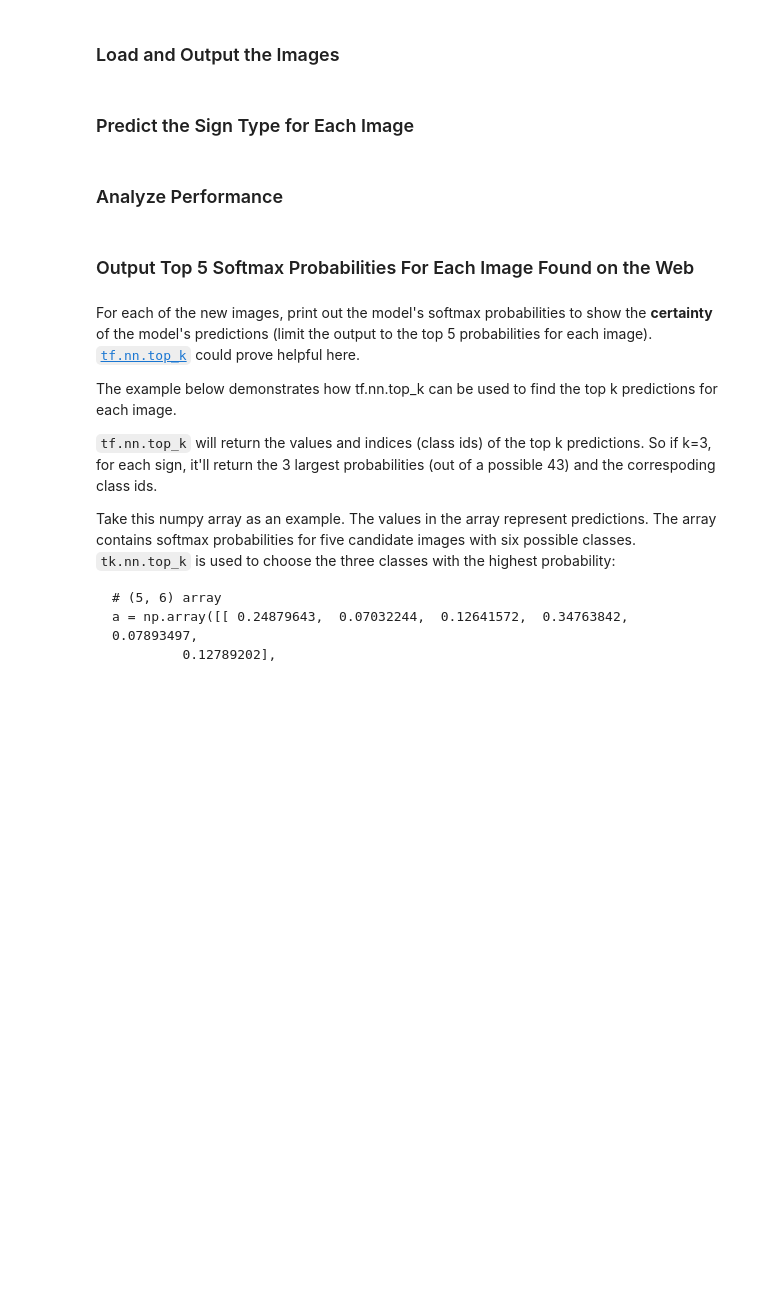
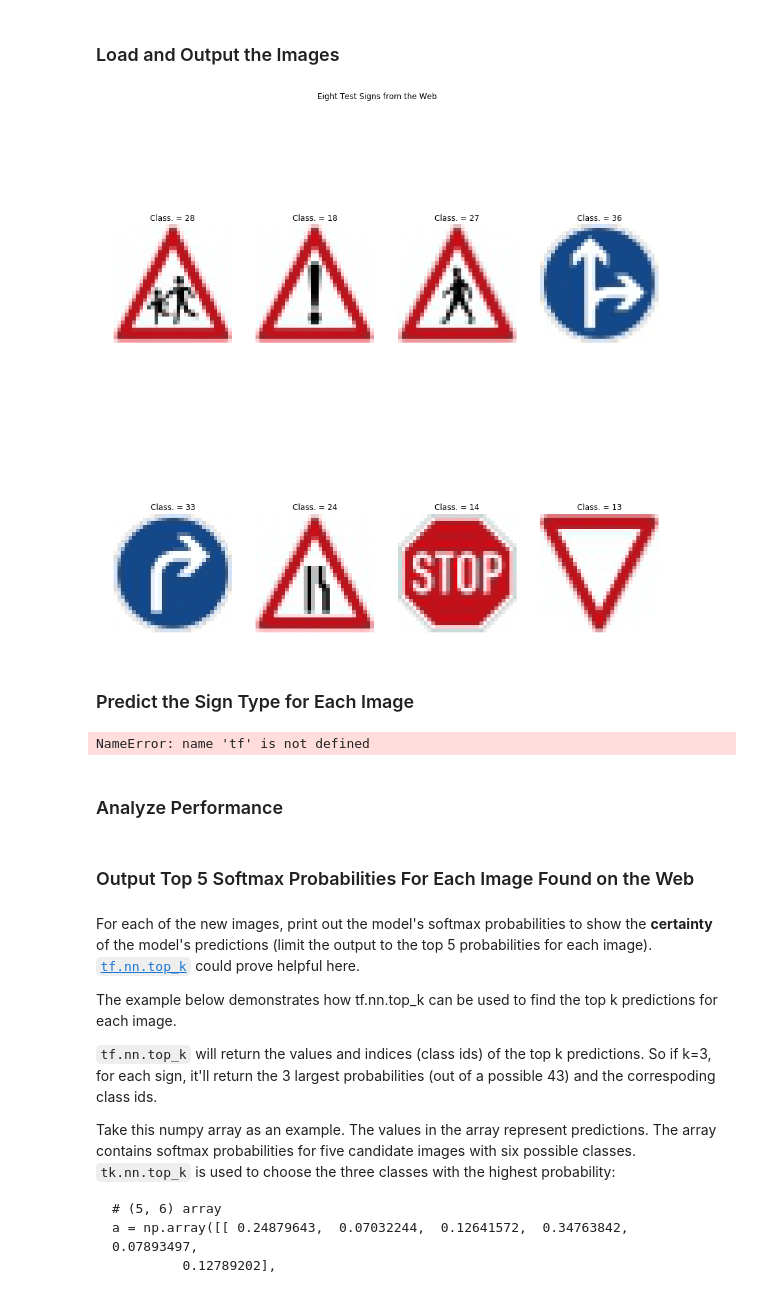
Before and after one commit to travis-k/CarND, a Jupyter notebook: Project 2 - Traffic Signal Classifier (Neural Network)/Traffic_Sign_Classifier.ipynb, the cells around one changed output. Saved outputs shown, nothing was run; the diff lists cells and outputs as text; code cells hidden in the pictures; blank space fills up the shorter version.

```diff
--- a/Project 2 - Traffic Signal Classifier (Neural Network)/Traffic_Sign_Classifier.ipynb
+++ b/Project 2 - Traffic Signal Classifier (Neural Network)/Traffic_Sign_Classifier.ipynb
@@ -221,7 +226,7 @@ def inception(x, drop):
     conv1_1x1_4 = tf.nn.relu(tf.nn.conv2d(maxpool1, W_conv1_1x1_4, strides=[1, 1, 1, 1], padding='SAME') + b_conv1_1x1_4)
 
     # Concatenation of all feature maps, with ReLU
-    inception1 = tf.nn.relu(tf.concat([conv1_1x1_1,conv1_3x3,conv1_5x5,conv1_1x1_4],3))
+    inception1 = tf.nn.relu(tf.concat([conv1_1x1_1,conv1_3x3,conv1_5x5,conv1_1x1_4],3), name='inception1')
 
     #Inception Module2
     W_conv2_1x1_1 = tf.Variable(tf.truncated_normal(shape=(1,1,4*map1,map2), mean = mu, stddev = sigma))
@@ -251,7 +256,7 @@ def inception(x, drop):
     conv2_1x1_4 = tf.nn.relu(tf.nn.conv2d(maxpool2, W_conv2_1x1_4, strides=[1, 1, 1, 1], padding='SAME') + b_conv2_1x1_4)
 
     # Concatenation of all feature maps, with ReLU
-    inception2 = tf.nn.relu(tf.concat([conv2_1x1_1,conv2_3x3,conv2_5x5,conv2_1x1_4],3))
+    inception2 = tf.nn.relu(tf.concat([conv2_1x1_1,conv2_3x3,conv2_5x5,conv2_1x1_4],3), name='inception2')
 
     # Flattening
     inception2_flat = tf.reshape(inception2,[-1,img_size*img_size*4*map2])
@@ -343,2 +347,20 @@ You may find `signnames.csv` useful as it contains mappings from the class id (i
+# %%
+import os
+import matplotlib.image as mpimg
+
+strImageIn = ["outside_images/" + x for x in os.listdir("outside_images/")]
+image_class = [28, 18, 27, 36, 33, 24, 14, 13]
+
+plt.figure(num=3,figsize=(15,15))
+plt.suptitle('Eight Test Signs from the Web')
+for i in range(1,9):
+    X_web = mpimg.imread(strImageIn[i-1])
+    image = X_web.squeeze()
+    plt.subplot(2,4, i) # sets the number of feature maps to show on each row and column
+    plt.title('Class. = ' + str(image_class[i-1])) # displays the feature map number
+    plt.axis('off')
+    plt.imshow(image)
+# %% [output]
+[figure, added]
 # %% [markdown]
 ### Predict the Sign Type for Each Image
@@ -349,2 +367,57 @@ You may find `signnames.csv` useful as it contains mappings from the class id (i
+# %%
+with tf.Session() as sess:
+    sess.run(tf.global_variables_initializer())
+    saver.restore(sess, tf.train.latest_checkpoint('.'))
+
+    image_num = 0
+    plt_num = 4
+    successes = 0
+
+    # Looping over the 8 images in the directory
+    for image in strImageIn:
+
+        # Reading them in and formatting the arrays correctly
+        X_test_map_img = mpimg.imread(image)
+        X_test_map = np.expand_dims(X_test_map_img, axis=0)
+
+        # Normalizing data from (0,255) to (-1,1)
+        X_test_map = normalize(X_test_map)
+
+        # Converting to grayscale (Going from depth of 3 to 1)
+        X_test_map = grayscale(X_test_map)
+
+        # Finding the softmax probabilities
+        logits2 = sess.run(testing_images, feed_dict={x: X_test_map, drop: 1.0})
+
+        # Getting the top five softmax results
+        topKV = sess.run(tf.nn.top_k(logits2, k=5))
+
+        # Reformatting the above topKV data to make plotting easier
+        classes = topKV[1].squeeze();
+        softs = topKV[0].squeeze();
+        idx = np.argsort(classes)
+
+        # Printing the above data as requested by Udacity
+        print('\nTest image ' + str(image_num) + ' (true classification: ' + str(image_class[image_num]) + ')')
+        print('Top five softmaxes: ' + str(softs))
+        print('Corresponding classifications: ' + str(classes))
+
+        # Plotting bar graphs showing the top five softmax results for each of the 8 web images
+        plt.figure(num=plt_num)
+        plt.xticks(range(0,6), classes[idx])
+        plt.bar(np.array(range(0,5)), softs[idx])
+        plt.ylabel('Softmax')
+        plt.xlabel('Neural Network Classification')
+        plt.title('Top Five Softmax Probabilities for Test Image - True Classification: ' + str(image_class[image_num]))
+        plt.show()
+
+        # If we classified this web image correctly, we add it to a tally
+        if classes[0] == image_class[image_num]:
+            successes += 1
+
+        image_num += 1
+        plt_num += 1
+# %% [output]
+NameError: name 'tf' is not defined
 # %% [markdown]
 ### Analyze Performance
```
Also changed, not shown: parts of 15 cells of this notebook, 9 other files.
